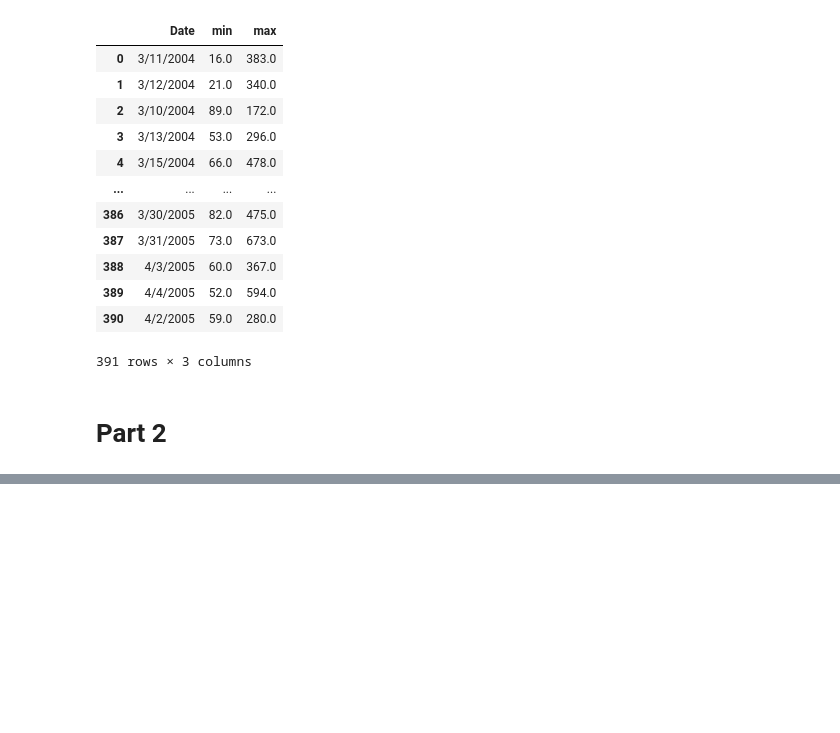
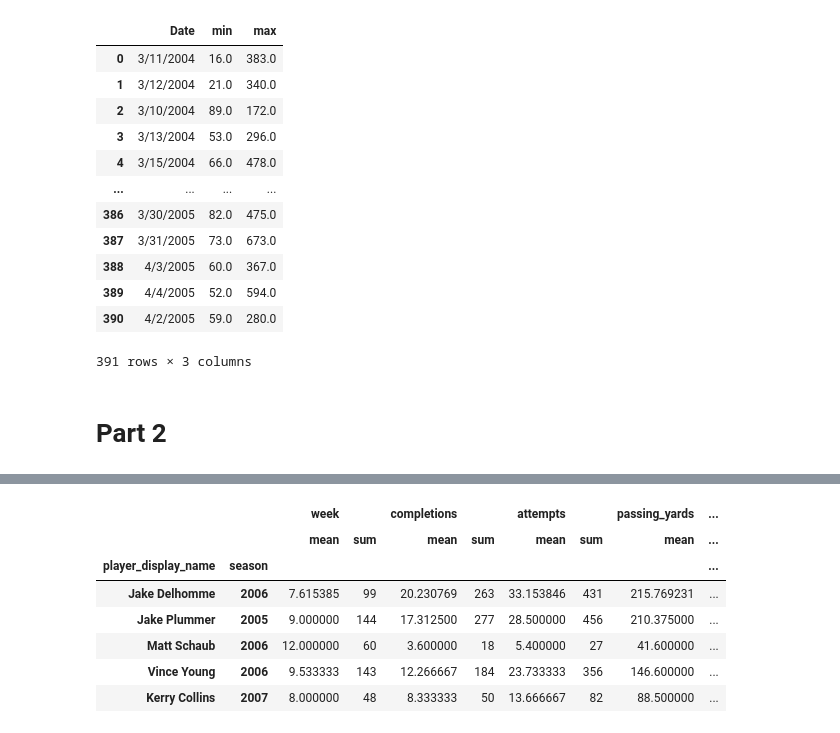
Before and after one commit to jilliangreene/sta_554_assignments, a Jupyter notebook: Project2/STA554_Proj1_nb.ipynb, the cells around one changed output, grey strips where cells are left out. Drawn from its saved outputs; the diff is of its cells as text; code cells hidden in the pictures; blank space fills up the shorter version.

```diff
--- a/Project2/STA554_Proj1_nb.ipynb
+++ b/Project2/STA554_Proj1_nb.ipynb
@@ -188,0 +193,12 @@ air_csv_pd.min_max_summary("NOx(GT)", "Date")
+# %%
+# Set up spark to work with ANSI
+spark.conf.set("spark.sql.ansi.enabled", "false")
+
+# Import package
+import pyspark.pandas as ps
+
+# Read in weekly NFL data
+nfl = ps.read_csv("weekly_nfl_data.csv")
+
+# Print first 5 rows
+nfl.head()
@@ -188,0 +218,5 @@ air_csv_pd.min_max_summary("NOx(GT)", "Date")
+# %%
+# Subset rows to QB stats from 2005 - 2023
+nfl_subset = nfl.loc[(nfl['position'] == 'QB') & (nfl['season_type'] == 'REG') & (nfl['season'] > 2004) & (nfl['season'] < 2024)]
+
+nfl_subset.head()
@@ -188,0 +230,5 @@ air_csv_pd.min_max_summary("NOx(GT)", "Date")
+# %%
+# Subset columns
+nfl_subset = nfl_subset.loc[:, ['player_display_name', 'season', 'week', 'completions', 'attempts', 'passing_yards', 'passing_tds', 'interceptions']]
+
+nfl_subset.head()
@@ -188,0 +242,14 @@ air_csv_pd.min_max_summary("NOx(GT)", "Date")
+# %%
+# For each player_display_name and season combination, fine the sum and mean of the cols above
+nfl_stats = (nfl_subset.groupby(["player_display_name", "season"]).agg(["mean", "sum"]))
+
+nfl_stats.head()
+# %% [output]
+|  |  | week |  | completions |  | attempts |  | passing_yards | ... |
+|  |  | mean | sum | mean | sum | mean | sum | mean | ... |
+| player_display_name | season |  |  |  |  |  |  |  | ... |
+| Jake Delhomme | 2006 | 7.615385 | 99 | 20.230769 | 263 | 33.153846 | 431 | 215.769231 | ... |
+| Jake Plummer | 2005 | 9.000000 | 144 | 17.312500 | 277 | 28.500000 | 456 | 210.375000 | ... |
+| Matt Schaub | 2006 | 12.000000 | 60 | 3.600000 | 18 | 5.400000 | 27 | 41.600000 | ... |
+| Vince Young | 2006 | 9.533333 | 143 | 12.266667 | 184 | 23.733333 | 356 | 146.600000 | ... |
+| Kerry Collins | 2007 | 8.000000 | 48 | 8.333333 | 50 | 13.666667 | 82 | 88.500000 | ... |
```
Also changed, not shown: parts of 20 cells of this notebook.
